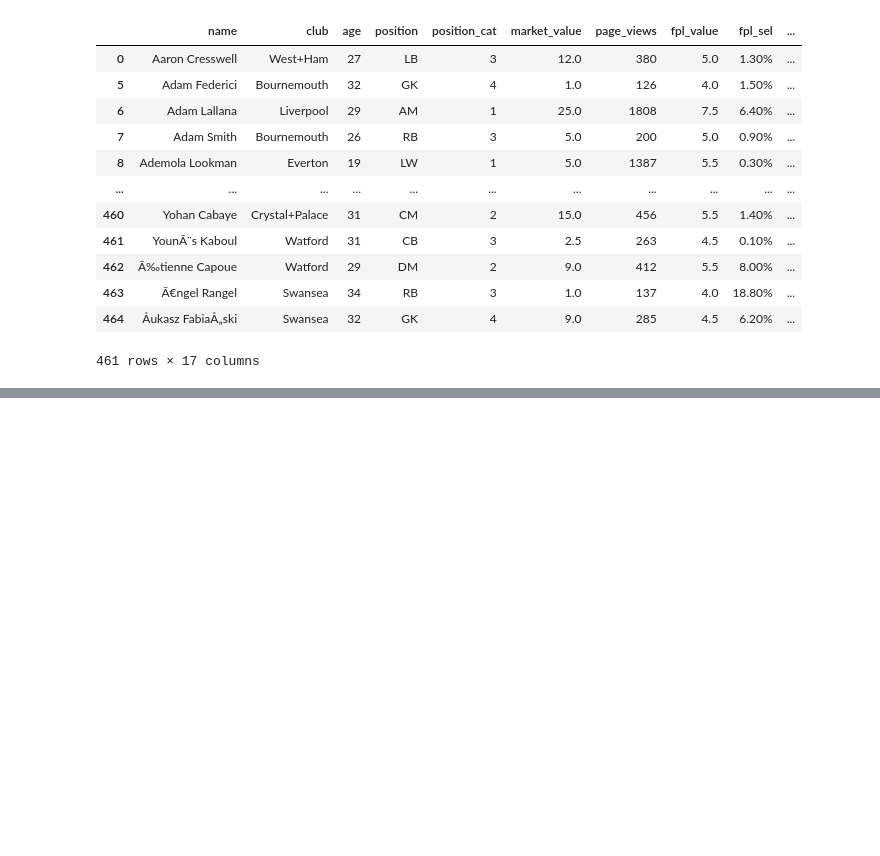
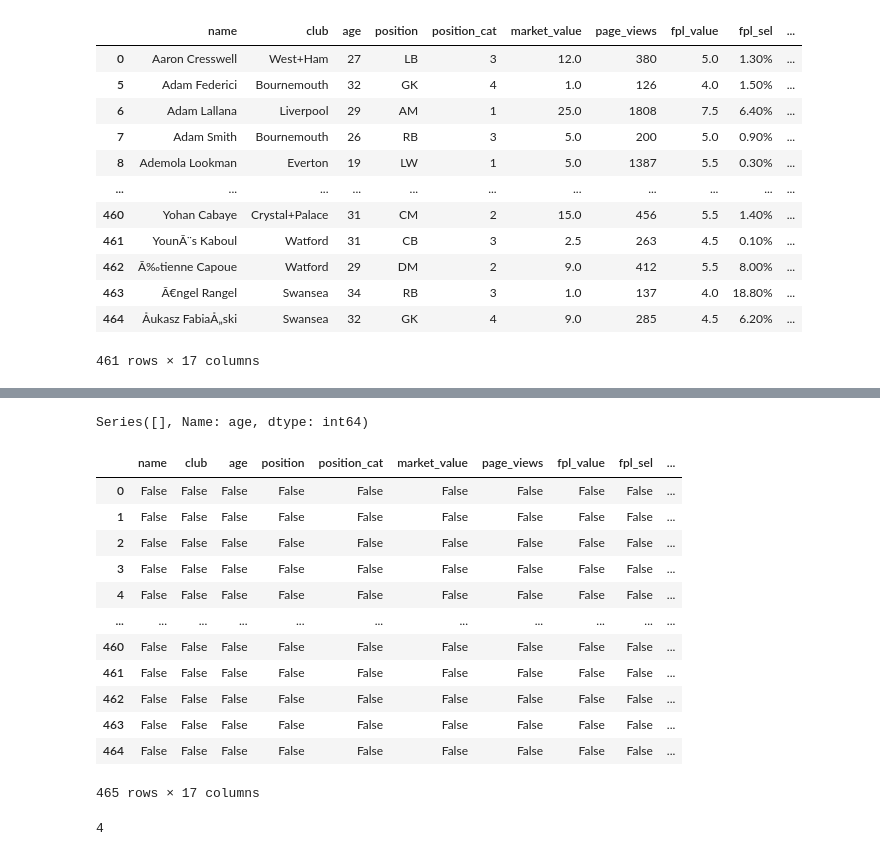
Before and after one commit to momchilantonov/ultimate_pandas_bootcamp, a Jupyter notebook: lectures/DataFrames in Depth.ipynb, the cells around one changed output, grey strips where cells are left out. Saved outputs shown, nothing was run; the diff lists cells and outputs as text; code cells hidden in the pictures; blank space fills up the shorter version.

Commit message:
DFs in Depth - Null Values In DataFrames

```diff
--- a/lectures/DataFrames in Depth.ipynb
+++ b/lectures/DataFrames in Depth.ipynb
@@ -1311,0 +1314,4 @@ players_data.reindex(
+# %%
+# read again the data (just to be clean)
+players_data = pd.read_csv('../data/soccer.csv')
+players_data
@@ -1311,0 +1363,24 @@ players_data.reindex(
+# %%
+ages[ages.isna()]
+# %% [output]
+Series([], Name: age, dtype: int64)
+# %%
+players_data.isna()
+# %% [output]
+|  | name | club | age | position | position_cat | market_value | page_views | fpl_value | fpl_sel | ... |
+| 0 | False | False | False | False | False | False | False | False | False | ... |
+| 1 | False | False | False | False | False | False | False | False | False | ... |
+| 2 | False | False | False | False | False | False | False | False | False | ... |
+| 3 | False | False | False | False | False | False | False | False | False | ... |
+| 4 | False | False | False | False | False | False | False | False | False | ... |
+| ... | ... | ... | ... | ... | ... | ... | ... | ... | ... | ... |
+| 460 | False | False | False | False | False | False | False | False | False | ... |
+| 461 | False | False | False | False | False | False | False | False | False | ... |
+| 462 | False | False | False | False | False | False | False | False | False | ... |
+| 463 | False | False | False | False | False | False | False | False | False | ... |
+| 464 | False | False | False | False | False | False | False | False | False | ... |
+465 rows × 17 columns
+# %%
+np.count_nonzero(players_data.isna())
+# %% [output]
+4
```
Also changed, not shown: parts of 7 cells of this notebook.
